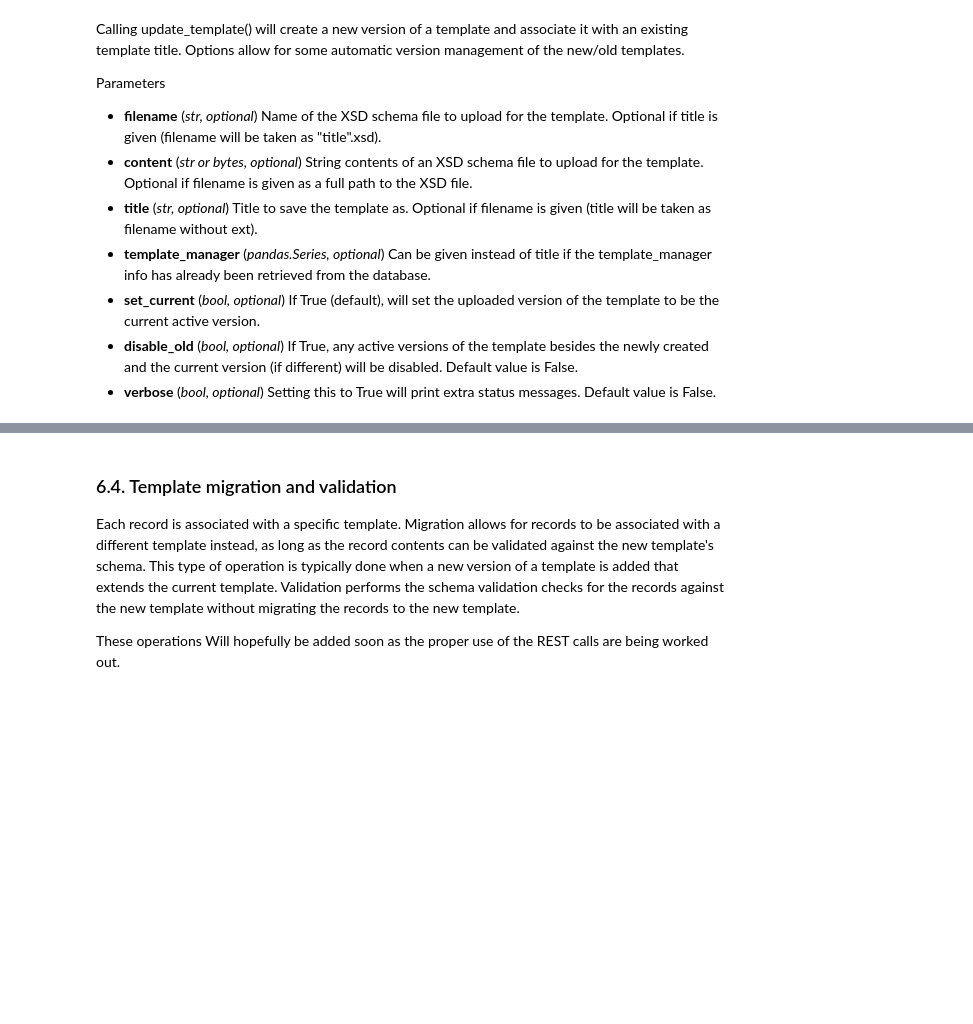
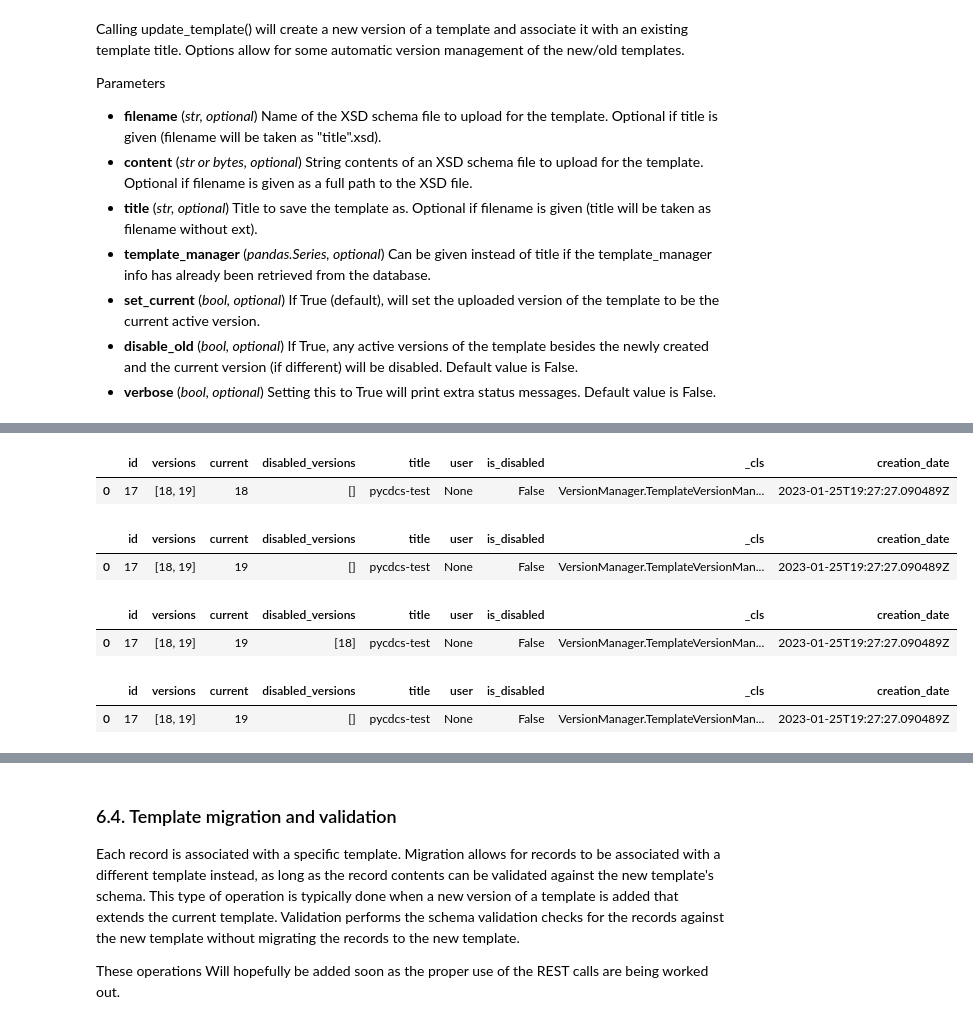
Before and after one commit to usnistgov/pycdcs, a Jupyter notebook: CDCS Data Management.ipynb, the cells around one changed output, grey strips where cells are left out. Saved outputs shown, nothing was run; the diff lists cells and outputs as text; code cells hidden in the pictures; blank space fills up the shorter version.

```diff
--- a/CDCS Data Management.ipynb
+++ b/CDCS Data Management.ipynb
@@ -576,0 +596,28 @@ Parameters
+# %%
+# "version" is the index of versions to set to current (version starts at 1 not 0!)
+curator.set_current_template('pycdcs-test', version=1)
+curator.get_template_managers('pycdcs-test')
+# %% [output]
+|  | id | versions | current | disabled_versions | title | user | is_disabled | _cls | creation_date |
+| 0 | 17 | [18, 19] | 18 | [] | pycdcs-test | None | False | VersionManager.TemplateVersionMan... | 2023-01-25T19:27:27.090489Z |
+# %%
+# "tempate_id" sets the version based on the version id/number
+curator.set_current_template(template_id=19)
+curator.get_template_managers('pycdcs-test')
+# %% [output]
+|  | id | versions | current | disabled_versions | title | user | is_disabled | _cls | creation_date |
+| 0 | 17 | [18, 19] | 19 | [] | pycdcs-test | None | False | VersionManager.TemplateVersionMan... | 2023-01-25T19:27:27.090489Z |
+# %%
+# Disable the old version of pycdcs-test
+curator.disable_template('pycdcs-test', version=1)
+curator.get_template_managers('pycdcs-test')
+# %% [output]
+|  | id | versions | current | disabled_versions | title | user | is_disabled | _cls | creation_date |
+| 0 | 17 | [18, 19] | 19 | [18] | pycdcs-test | None | False | VersionManager.TemplateVersionMan... | 2023-01-25T19:27:27.090489Z |
+# %%
+# Restore the old version of pycdcs-test
+curator.restore_template('pycdcs-test', version=1)
+curator.get_template_managers('pycdcs-test')
+# %% [output]
+|  | id | versions | current | disabled_versions | title | user | is_disabled | _cls | creation_date |
+| 0 | 17 | [18, 19] | 19 | [] | pycdcs-test | None | False | VersionManager.TemplateVersionMan... | 2023-01-25T19:27:27.090489Z |
```
Also changed, not shown: parts of 30 cells of this notebook.
